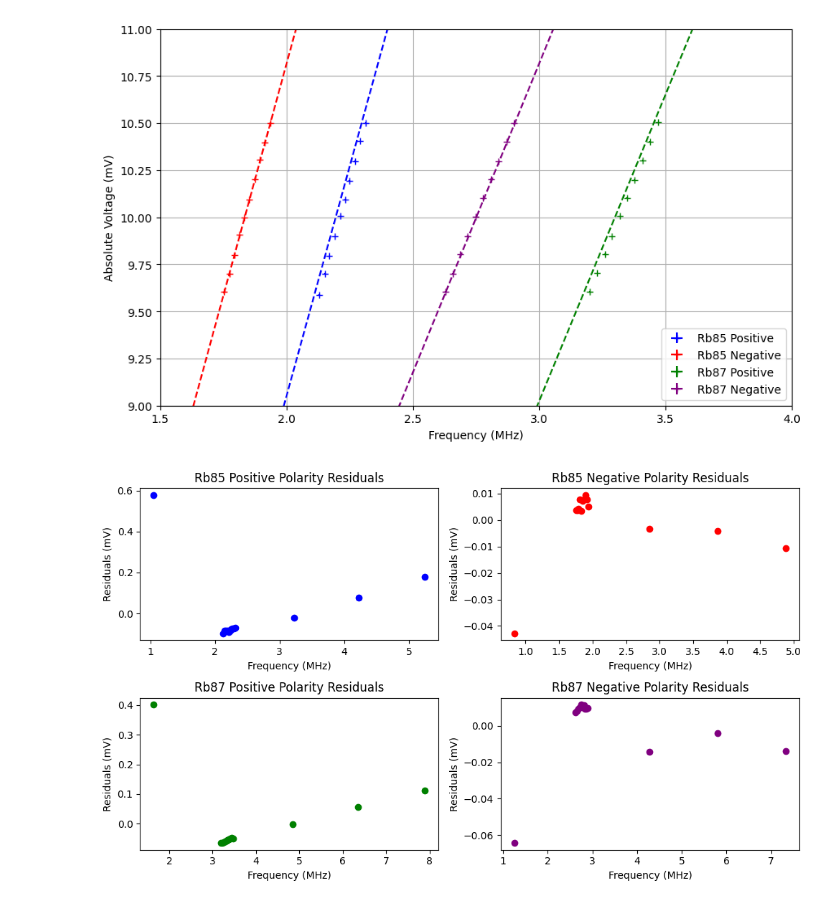
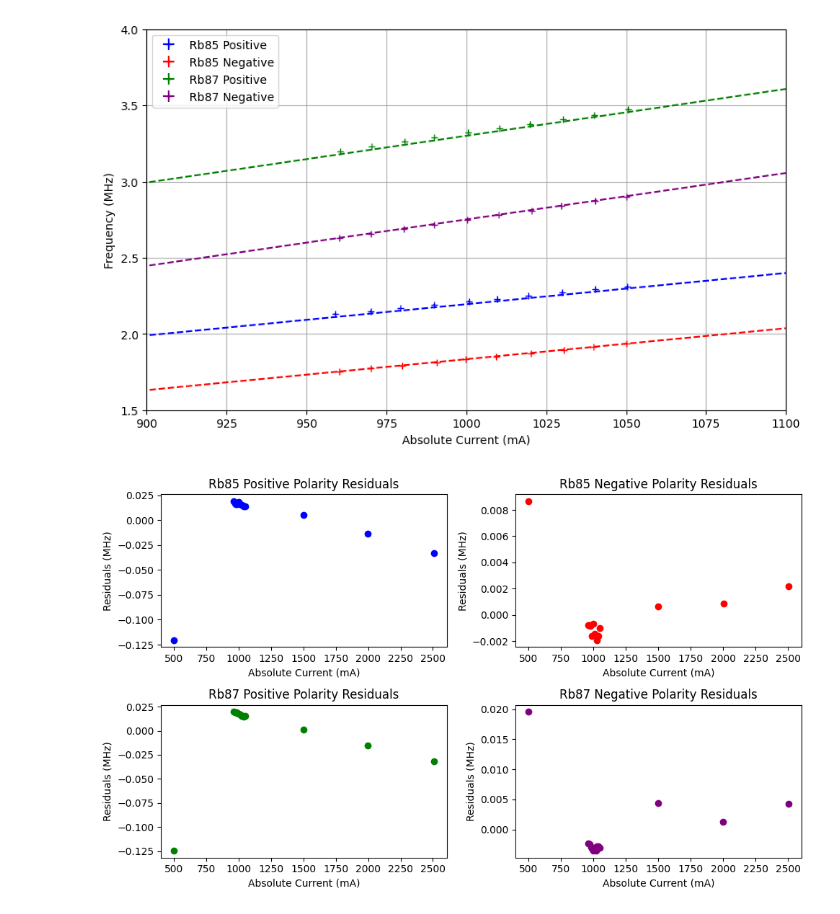
Before and after one commit to eliaslehman/physics-111B, a Jupyter notebook: OPT/OPT.ipynb, the cells around one changed output. Cells and saved outputs as stored; diff of their text form; code cells hidden in the pictures.

```diff
--- a/OPT/OPT.ipynb
+++ b/OPT/OPT.ipynb
@@ -7,6 +7,14 @@ import matplotlib.pyplot as plt
 # Read the CSV files
 rb85_data = pd.read_csv('OPT Data - Rubidium 85.csv')
 rb87_data = pd.read_csv('OPT Data - Rubidium 87.csv')
+
+rb85_data['Current (mA)'] = 1e2*rb85_data['Voltage (mV)']
+rb85_data['Abs Current'] = np.abs(rb85_data['Current (mA)'])
+rb85_data['Current Error'] = 1e2*rb85_data['Voltage Error']
+
+rb87_data['Current (mA)'] = 1e2*rb87_data['Voltage (mV)']
+rb87_data['Abs Current'] = np.abs(rb87_data['Current (mA)'])
+rb87_data['Current Error'] = 1e2*rb87_data['Voltage Error']
 # %%
 # Define a linear fitting function
 def linear_fit(x, m, c):
@@ -88,80 +146,80 @@ $Chi_{^87Rb, -}^2$ =5492.647896531442
 # %%
 # Plotting and fitting
 plt.figure(figsize=(10, 6))
 
 # Rubidium 85 - Positive Polarity
-plt.errorbar(rb85_positive['Freq (MHz)'], rb85_positive['Abs Voltage'],
-             xerr=rb85_positive['Freq Err'], yerr=rb85_positive['Voltage Error'],
+plt.errorbar(rb85_positive['Abs Current'], rb85_positive['Freq (MHz)'],
+             yerr=rb85_positive['Freq Err'], xerr=rb85_positive['Current Error'],
              fmt='+', label='Rb85 Positive', color='blue')
 plt.plot(rb85_values, linear_fit(rb85_values, *rb85_positive_params), color='blue', linestyle='--')
 
 # Rubidium 85 - Negative Polarity
-plt.errorbar(rb85_negative['Freq (MHz)'], rb85_negative['Abs Voltage'],
-             xerr=rb85_negative['Freq Err'], yerr=rb85_negative['Voltage Error'],
+plt.errorbar(rb85_negative['Abs Current'], rb85_negative['Freq (MHz)'],
+             yerr=rb85_negative['Freq Err'], xerr=rb85_negative['Current Error'],
              fmt='+', label='Rb85 Negative', color='red')
 plt.plot(rb85_values, linear_fit(rb85_values, *rb85_negative_params), color='red', linestyle='--')
 
 # Rubidium 87 - Positive Polarity
-plt.errorbar(rb87_positive['Freq (MHz)'], rb87_positive['Abs Voltage'],
-             xerr=rb87_positive['Freq Err'], yerr=rb87_positive['Voltage Error'],
+plt.errorbar(rb87_positive['Abs Current'], rb87_positive['Freq (MHz)'],
+             yerr=rb87_positive['Freq Err'], xerr=rb87_positive['Current Error'],
              fmt='+', label='Rb87 Positive', color='green')
 plt.plot(rb87_values, linear_fit(rb87_values, *rb87_positive_params), color='green', linestyle='--')
 
 # Rubidium 87 - Negative Polarity
-plt.errorbar(rb87_negative['Freq (MHz)'], rb87_negative['Abs Voltage'],
-             xerr=rb87_negative['Freq Err'], yerr=rb87_negative['Voltage Error'],
+plt.errorbar(rb87_negative['Abs Current'], rb87_negative['Freq (MHz)'],
+             yerr=rb87_negative['Freq Err'], xerr=rb87_negative['Current Error'],
              fmt='+', label='Rb87 Negative', color='purple')
 plt.plot(rb87_values, linear_fit(rb87_values, *rb87_negative_params), color='purple', linestyle='--')
 
 # Add labels and legend
-plt.xlabel('Frequency (MHz)')
-plt.ylabel('Absolute Voltage (mV)')
+plt.ylabel('Frequency (MHz)')
+plt.xlabel('Absolute Current (mA)')
 plt.legend()
 plt.grid(True)
-plt.ylim(9,11)
-plt.xlim(1.5,4)
+plt.xlim(900,1100)
+plt.ylim(1.5,4)
 
 # Show the plot
 plt.show()
 # %% [output]
-[figure, old version]
+[figure, new version]
 # %%
 # Calculate residuals for each combination
-rb85_positive_res = rb85_positive['Abs Voltage'] - linear_fit(rb85_positive['Freq (MHz)'], *rb85_positive_params)
-rb85_negative_res = rb85_negative['Abs Voltage'] - linear_fit(rb85_negative['Freq (MHz)'], *rb85_negative_params)
-rb87_positive_res = rb87_positive['Abs Voltage'] - linear_fit(rb87_positive['Freq (MHz)'], *rb87_positive_params)
-rb87_negative_res = rb87_negative['Abs Voltage'] - linear_fit(rb87_negative['Freq (MHz)'], *rb87_negative_params)
+rb85_positive_res = rb85_positive['Freq (MHz)'] - linear_fit(rb85_positive['Abs Current'], *rb85_positive_params)
+rb85_negative_res = rb85_negative['Freq (MHz)'] - linear_fit(rb85_negative['Abs Current'], *rb85_negative_params)
+rb87_positive_res = rb87_positive['Freq (MHz)'] - linear_fit(rb87_positive['Abs Current'], *rb87_positive_params)
+rb87_negative_res = rb87_negative['Freq (MHz)'] - linear_fit(rb87_negative['Abs Current'], *rb87_negative_params)
 
 # Plotting residuals
 plt.figure(figsize=(10, 6))
 
 # Residuals for Rubidium 85 - Positive Polarity
 plt.subplot(2, 2, 1)
-plt.plot(rb85_positive['Freq (MHz)'], rb85_positive_res, 'o', color='blue')
+plt.plot(rb85_positive['Abs Current'], rb85_positive_res, 'o', color='blue')
 plt.title('Rb85 Positive Polarity Residuals')
-plt.xlabel('Frequency (MHz)')
-plt.ylabel('Residuals (mV)')
+plt.xlabel('Absolute Current (mA)')
+plt.ylabel('Residuals (MHz)')
 
 # Residuals for Rubidium 85 - Negative Polarity
 plt.subplot(2, 2, 2)
-plt.plot(rb85_negative['Freq (MHz)'], rb85_negative_res, 'o', color='red')
+plt.plot(rb85_negative['Abs Current'], rb85_negative_res, 'o', color='red')
 plt.title('Rb85 Negative Polarity Residuals')
-plt.xlabel('Frequency (MHz)')
-plt.ylabel('Residuals (mV)')
+plt.xlabel('Absolute Current (mA)')
+plt.ylabel('Residuals (MHz)')
 
 # Residuals for Rubidium 87 - Positive Polarity
 plt.subplot(2, 2, 3)
-plt.plot(rb87_positive['Freq (MHz)'], rb87_positive_res, 'o', color='green')
+plt.plot(rb87_positive['Abs Current'], rb87_positive_res, 'o', color='green')
 plt.title('Rb87 Positive Polarity Residuals')
-plt.xlabel('Frequency (MHz)')
-plt.ylabel('Residuals (mV)')
+plt.xlabel('Absolute Current (mA)')
+plt.ylabel('Residuals (MHz)')
 
 # Residuals for Rubidium 87 - Negative Polarity
 plt.subplot(2, 2, 4)
-plt.plot(rb87_negative['Freq (MHz)'], rb87_negative_res, 'o', color='purple')
+plt.plot(rb87_negative['Abs Current'], rb87_negative_res, 'o', color='purple')
 plt.title('Rb87 Negative Polarity Residuals')
-plt.xlabel('Frequency (MHz)')
-plt.ylabel('Residuals (mV)')
+plt.xlabel('Absolute Current (mA)')
+plt.ylabel('Residuals (MHz)')
 
 # Adjust layout
 plt.tight_layout()
@@ -169,7 +227,7 @@ plt.tight_layout()
 # Show the plot
 plt.show()
 # %% [output]
-[figure, old version]
+[figure, new version]
 # %%
 # Combine residuals
 all_positive_res = np.concatenate((rb85_positive_res, rb87_positive_res))
```
Also changed, not shown: parts of 7 cells of this notebook.
